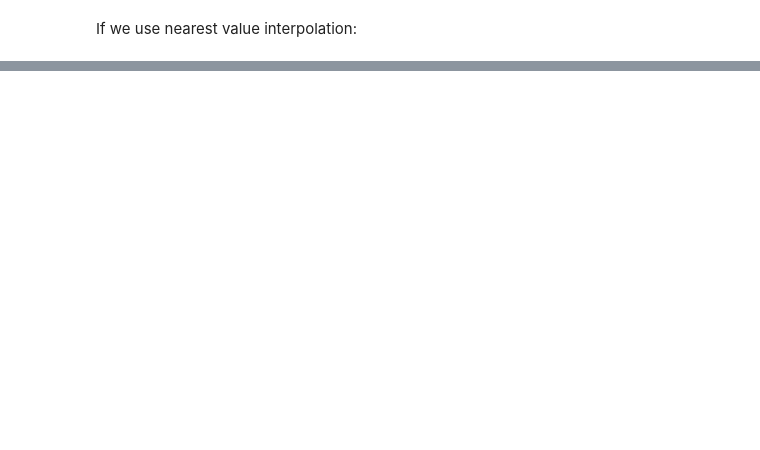
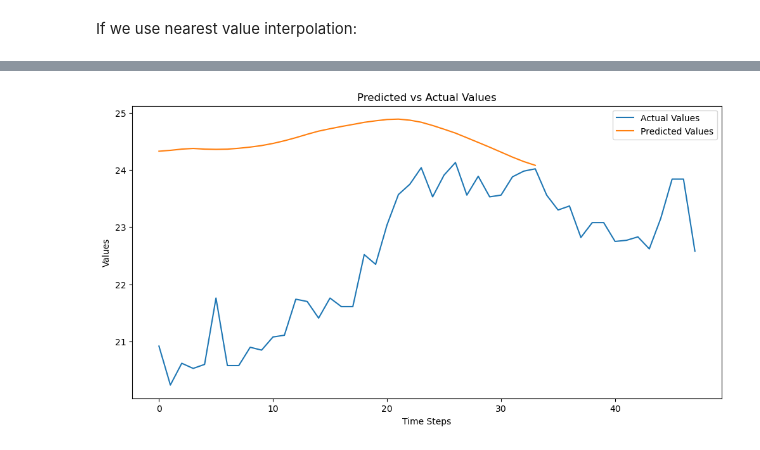
Before and after one commit to s0hams1nha/Thoucentric, a Jupyter notebook: Drivers_Sugar ICE.ipynb, the cells around one changed output, grey strips where cells are left out. Cells and saved outputs as stored; diff of their text form; code cells hidden in the pictures; blank space fills up the shorter version.

```diff
--- a/Drivers_Sugar ICE.ipynb
+++ b/Drivers_Sugar ICE.ipynb
@@ -446,0 +528,2 @@ average_corr8
+# %%
+history = model.fit(train_generator, epochs=50, validation_data=test_generator, shuffle=False, callbacks=[early_stopping])
@@ -446,0 +543,2 @@ average_corr8
+# %%
+predictions = model.predict(test_generator)
@@ -446,0 +547,18 @@ average_corr8
+# %%
+pred_repeat = np.repeat(predictions, num_features, axis=-1)
+final_pred = minmax_scaler.inverse_transform(pred_repeat)[:, -1]
+# %%
+test_repeat = np.repeat(y_test.reshape(-1, 1), num_features, axis=-1)
+final_test = minmax_scaler.inverse_transform(test_repeat)[:, -1]
+# %%
+# Plotting the graph
+plt.figure(figsize=(12, 6))
+plt.plot(final_test, label='Actual Values')
+plt.plot(final_pred, label='Predicted Values')
+plt.title('Predicted vs Actual Values')
+plt.xlabel('Time Steps')
+plt.ylabel('Values')
+plt.legend()
+plt.show()
+# %% [output]
+[figure, added]
```
Also changed, not shown: parts of 44 cells of this notebook, 4 other files.
